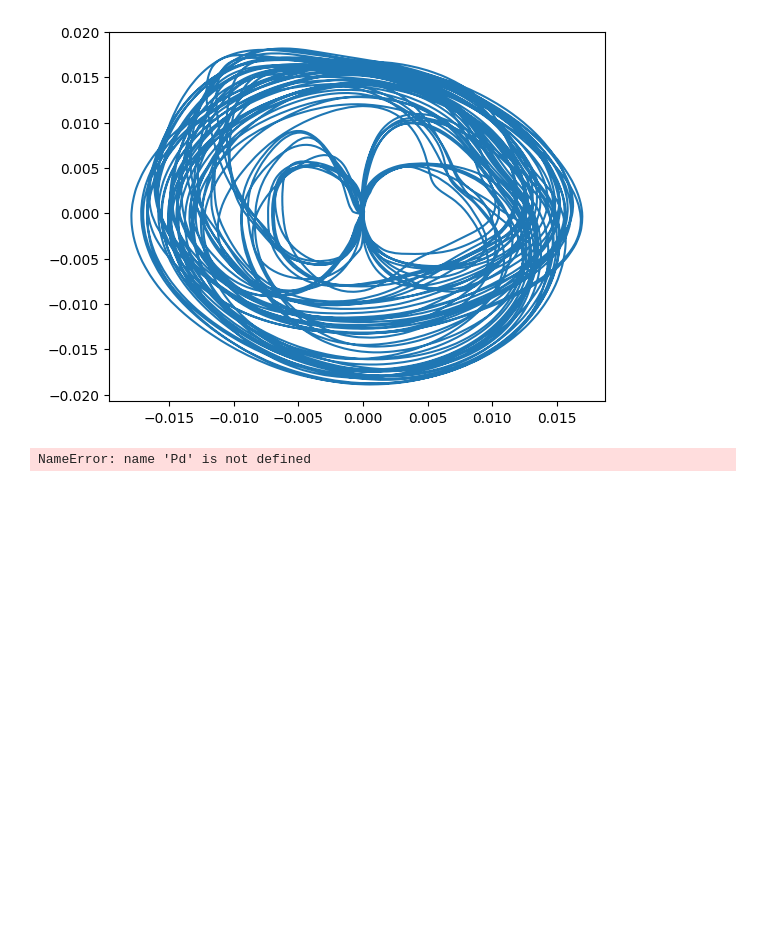
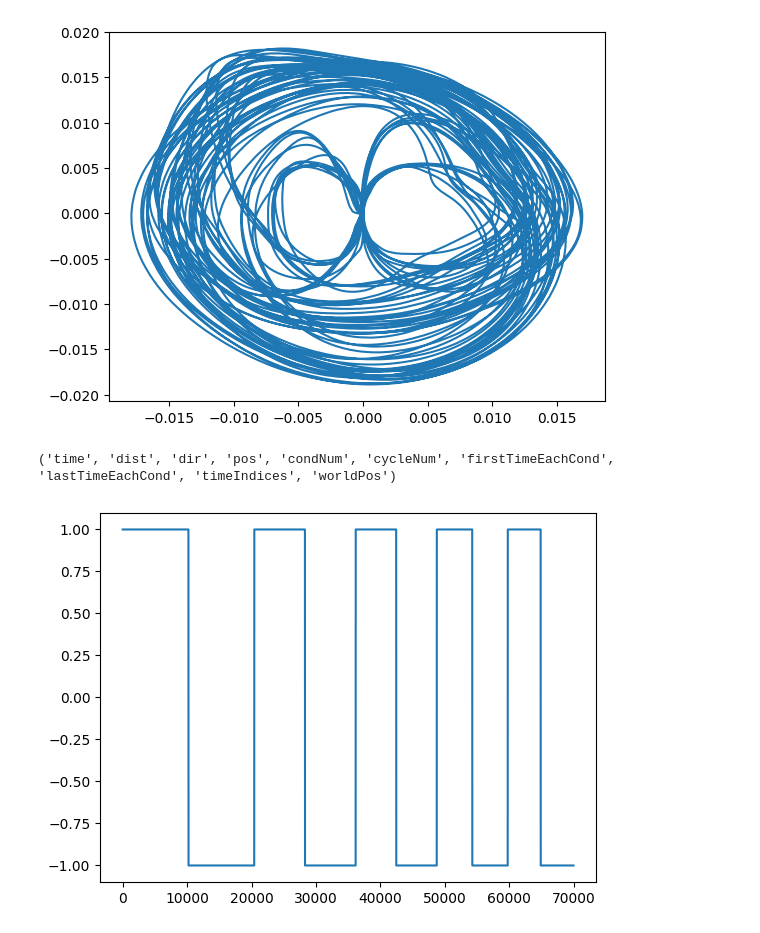
Before and after one commit to AndreaColinsR/Python_examples, a Jupyter notebook: Extracting_MATLAB_Data.ipynb, the cells around one changed output. Cells and saved outputs as stored; diff of their text form; code cells hidden in the pictures; blank space fills up the shorter version.

```diff
--- a/Extracting_MATLAB_Data.ipynb
+++ b/Extracting_MATLAB_Data.ipynb
@@ -51,5 +53,10 @@ float64
 [figure]
 # %%
 mask=Pd['mask'][0,0]
+print(mask.dtype.names)
+dir=mask['dir'][0,0]
+plt.plot(dir)
+plt.show()
 # %% [output]
-NameError: name 'Pd' is not defined
+('time', 'dist', 'dir', 'pos', 'condNum', 'cycleNum', 'firstTimeEachCond', 'lastTimeEachCond', 'timeIndices', 'worldPos')
+[figure, added]
```
Also changed, not shown: parts of 2 cells of this notebook, 1 other file.
